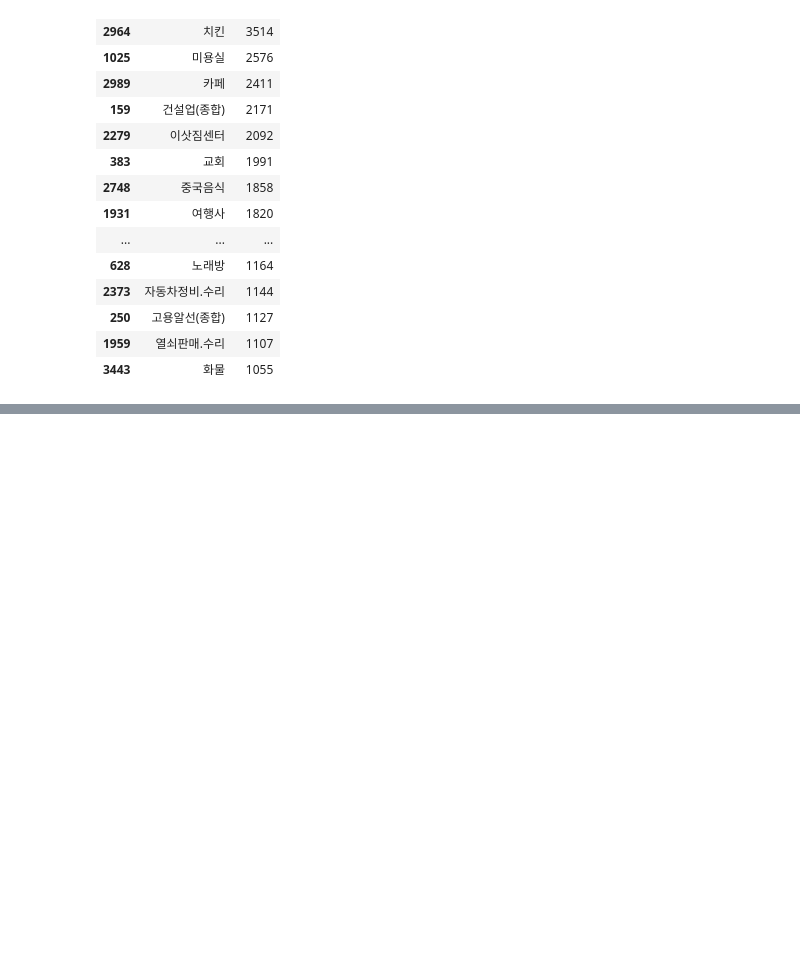
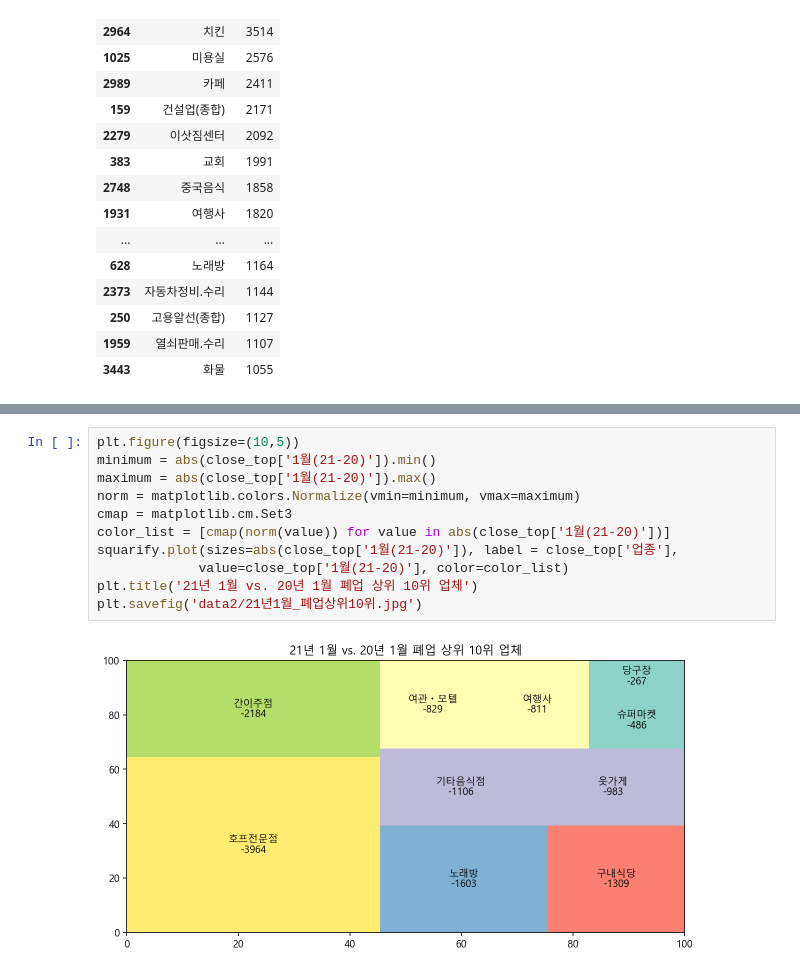
Before and after one commit to cherryuki/bigdata, a Jupyter notebook: source/Project_team/05_창업및폐업률.ipynb, the cells around one changed output, grey strips where cells are left out. Drawn from its saved outputs; the diff is of its cells as text; blank space fills up the shorter version.

```diff
--- a/source/Project_team/05_창업및폐업률.ipynb
+++ b/source/Project_team/05_창업및폐업률.ipynb
@@ -385,0 +603,13 @@ squarify.plot(sizes=temp2['연월'], label = temp2['구분'],
+# %%
+plt.figure(figsize=(10,5))
+minimum = abs(close_top['1월(21-20)']).min()
+maximum = abs(close_top['1월(21-20)']).max()
+norm = matplotlib.colors.Normalize(vmin=minimum, vmax=maximum)
+cmap = matplotlib.cm.Set3
+color_list = [cmap(norm(value)) for value in abs(close_top['1월(21-20)'])]
+squarify.plot(sizes=abs(close_top['1월(21-20)']), label = close_top['업종'],
+             value=close_top['1월(21-20)'], color=color_list)
+plt.title('21년 1월 vs. 20년 1월 폐업 상위 10위 업체')
+plt.savefig('data2/21년1월_폐업상위10위.jpg')
+# %% [output]
+[figure, added]
```
Also changed, not shown: parts of 22 cells of this notebook, 5 other files.
